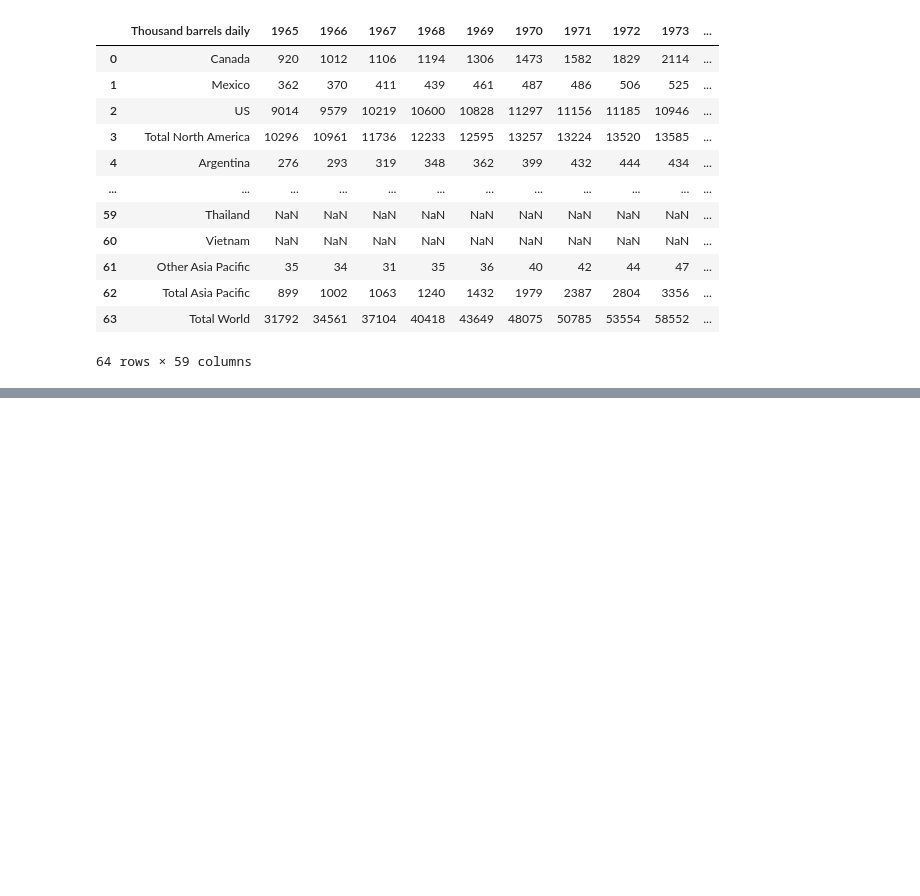
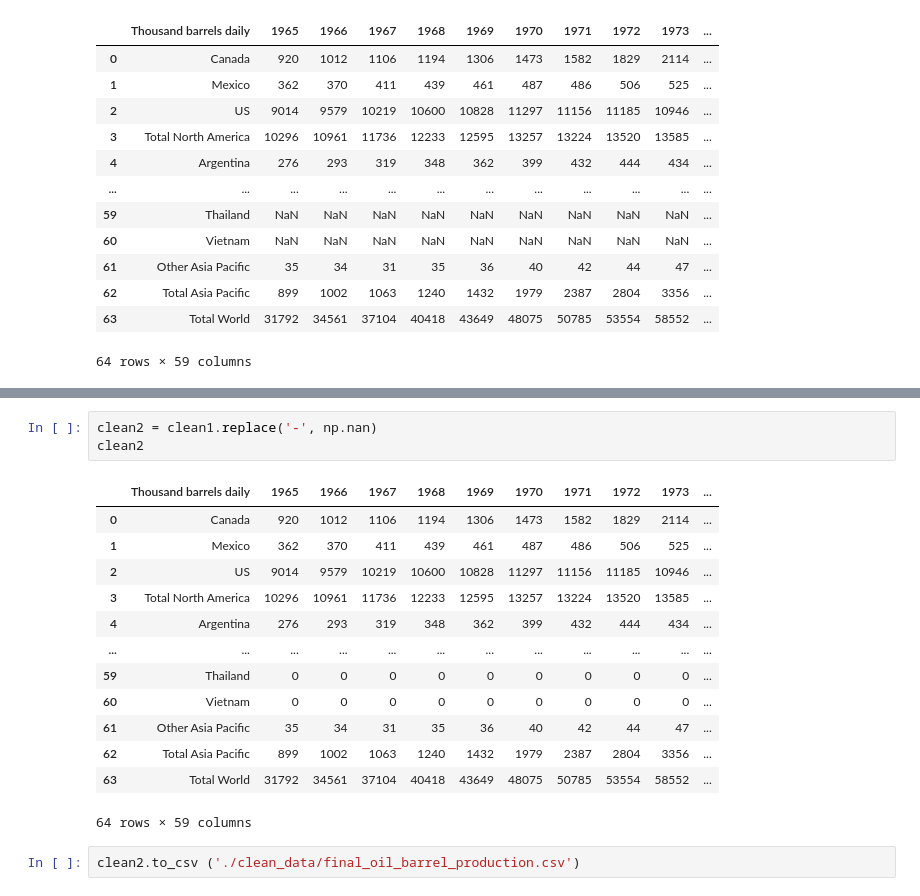
Before and after one commit to minerva-b/Final_Team_Project, a Jupyter notebook: data/oilbarrelsproduction.ipynb, the cells around one changed output, grey strips where cells are left out. Saved outputs shown, nothing was run; the diff lists cells and outputs as text; blank space fills up the shorter version.

Commit message:
data files

```diff
--- a/data/oilbarrelsproduction.ipynb
+++ b/data/oilbarrelsproduction.ipynb
@@ -21,0 +40,19 @@ oil_barrels_df
+# %%
+clean2 = clean1.replace('-', np.nan)
+clean2
+# %% [output]
+|  | Thousand barrels daily | 1965 | 1966 | 1967 | 1968 | 1969 | 1970 | 1971 | 1972 | 1973 | ... |
+| 0 | Canada | 920 | 1012 | 1106 | 1194 | 1306 | 1473 | 1582 | 1829 | 2114 | ... |
+| 1 | Mexico | 362 | 370 | 411 | 439 | 461 | 487 | 486 | 506 | 525 | ... |
+| 2 | US | 9014 | 9579 | 10219 | 10600 | 10828 | 11297 | 11156 | 11185 | 10946 | ... |
+| 3 | Total North America | 10296 | 10961 | 11736 | 12233 | 12595 | 13257 | 13224 | 13520 | 13585 | ... |
+| 4 | Argentina | 276 | 293 | 319 | 348 | 362 | 399 | 432 | 444 | 434 | ... |
+| ... | ... | ... | ... | ... | ... | ... | ... | ... | ... | ... | ... |
+| 59 | Thailand | 0 | 0 | 0 | 0 | 0 | 0 | 0 | 0 | 0 | ... |
+| 60 | Vietnam | 0 | 0 | 0 | 0 | 0 | 0 | 0 | 0 | 0 | ... |
+| 61 | Other Asia Pacific | 35 | 34 | 31 | 35 | 36 | 40 | 42 | 44 | 47 | ... |
+| 62 | Total Asia Pacific | 899 | 1002 | 1063 | 1240 | 1432 | 1979 | 2387 | 2804 | 3356 | ... |
+| 63 | Total World | 31792 | 34561 | 37104 | 40418 | 43649 | 48075 | 50785 | 53554 | 58552 | ... |
+64 rows × 59 columns
+# %%
+clean2.to_csv ('./clean_data/final_oil_barrel_production.csv')
```
Also changed, not shown: parts of 2 cells of this notebook, 11 other files.
